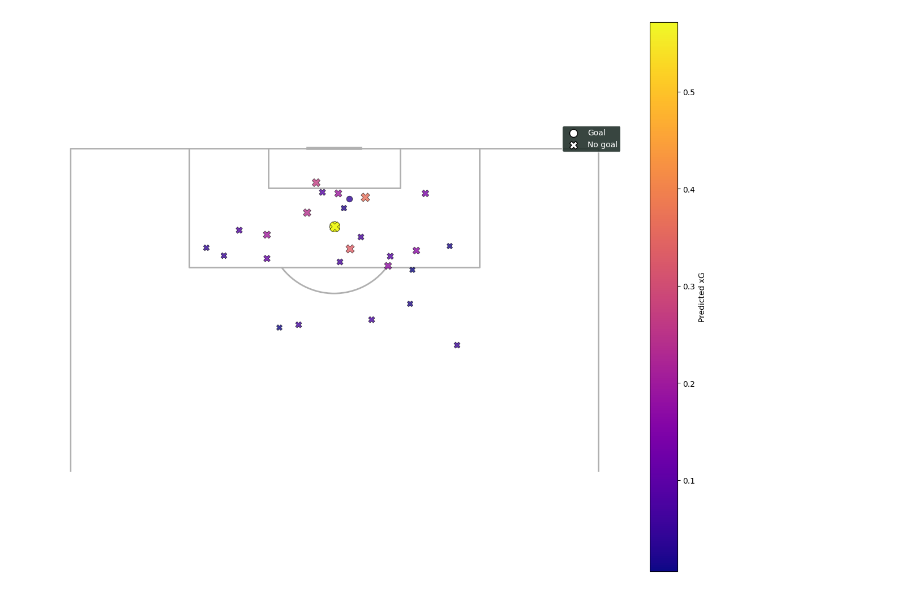
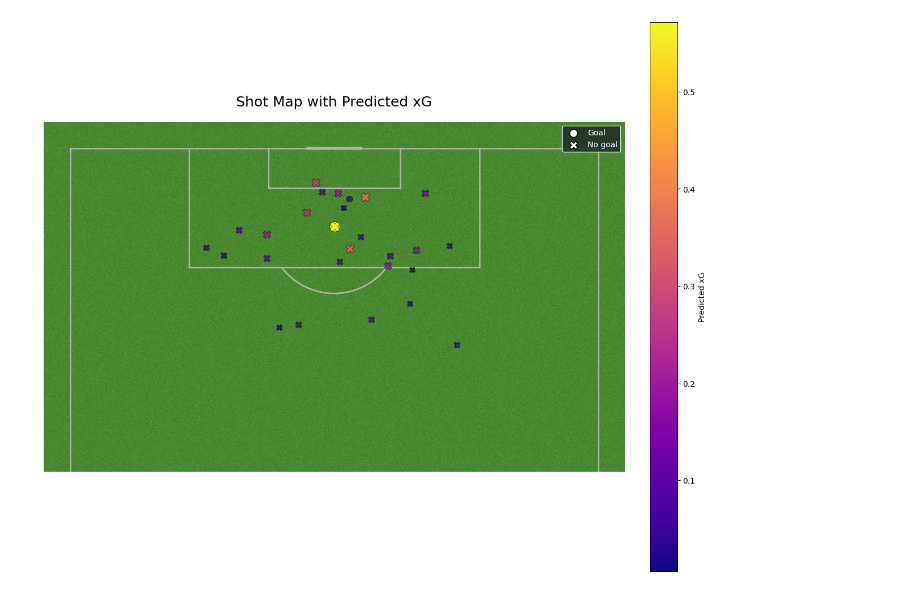
Before and after one commit to julian240502/football-xg-analysis, a Jupyter notebook: inference.ipynb, the cells around one changed output. Cells and saved outputs as stored; diff of their text form; code cells hidden in the pictures.

Commit message:
add grass to the pitch

```diff
--- a/inference.ipynb
+++ b/inference.ipynb
@@ -22,7 +22,7 @@ df['y_proba'] = model.predict_proba(X)[:,1]
 # Si ce n'est pas fait, recharge X et ton modèle et calcule y_proba ici.
 
 # 2. Créer le pitch
-pitch = VerticalPitch(pitch_type='statsbomb',half=True,pad_bottom=-11)
+pitch = VerticalPitch(pitch_type='statsbomb',pitch_color='grass',half=True,pad_bottom=-11)
 fig, ax = pitch.draw(figsize=(12, 10))
 
 shot_colour='red'
@@ -30,32 +30,32 @@ goal_colour='blue'
 
 # 3. Normaliser les xG pour la colormap
 norm = plt.Normalize(df['y_proba'].min(), df['y_proba'].max())
 cmap = plt.cm.plasma
 
 # 4. Tracer chaque tir
 for _, shot in df.iterrows():
     color = cmap(norm(shot['y_proba']))
     marker = 'o' if shot['goal'] == 1 else 'X'
     size = 200 * shot['y_proba'] + 50          # ajuster l’échelle si besoin
     pitch.scatter(shot['x'], shot['y'], ax=ax,
                   s=size, marker=marker,
                   color=color, edgecolors='black',
                   linewidth=0.5, alpha=0.8)
 
 # 5. Ajouter la colorbar et légendes
 sm = plt.cm.ScalarMappable(cmap=cmap, norm=norm)
 sm.set_array([])
 cbar = fig.colorbar(sm, ax=ax, fraction=0.046, pad=0.04)
 cbar.set_label('Predicted xG')
 
 # Légende manuelle
 ax.scatter([], [], c='white', edgecolors='black', marker='o', s=100, label='Goal')
 ax.scatter([], [], c='white', edgecolors='black', marker='X', s=100, label='No goal')
 ax.legend(loc='upper right', facecolor='#22312b', framealpha=0.9, edgecolor='white', labelcolor='white')
 
 # 6. Titre
-ax.set_title("Shot Map with Predicted xG", color='white', fontsize=18, pad=20)
+ax.set_title("Shot Map with Predicted xG", color='black', fontsize=18, pad=20)
 
 plt.show()
 # %% [output]
-[figure, old version]
+[figure, new version]
```
Also changed, not shown: 1 other file.
